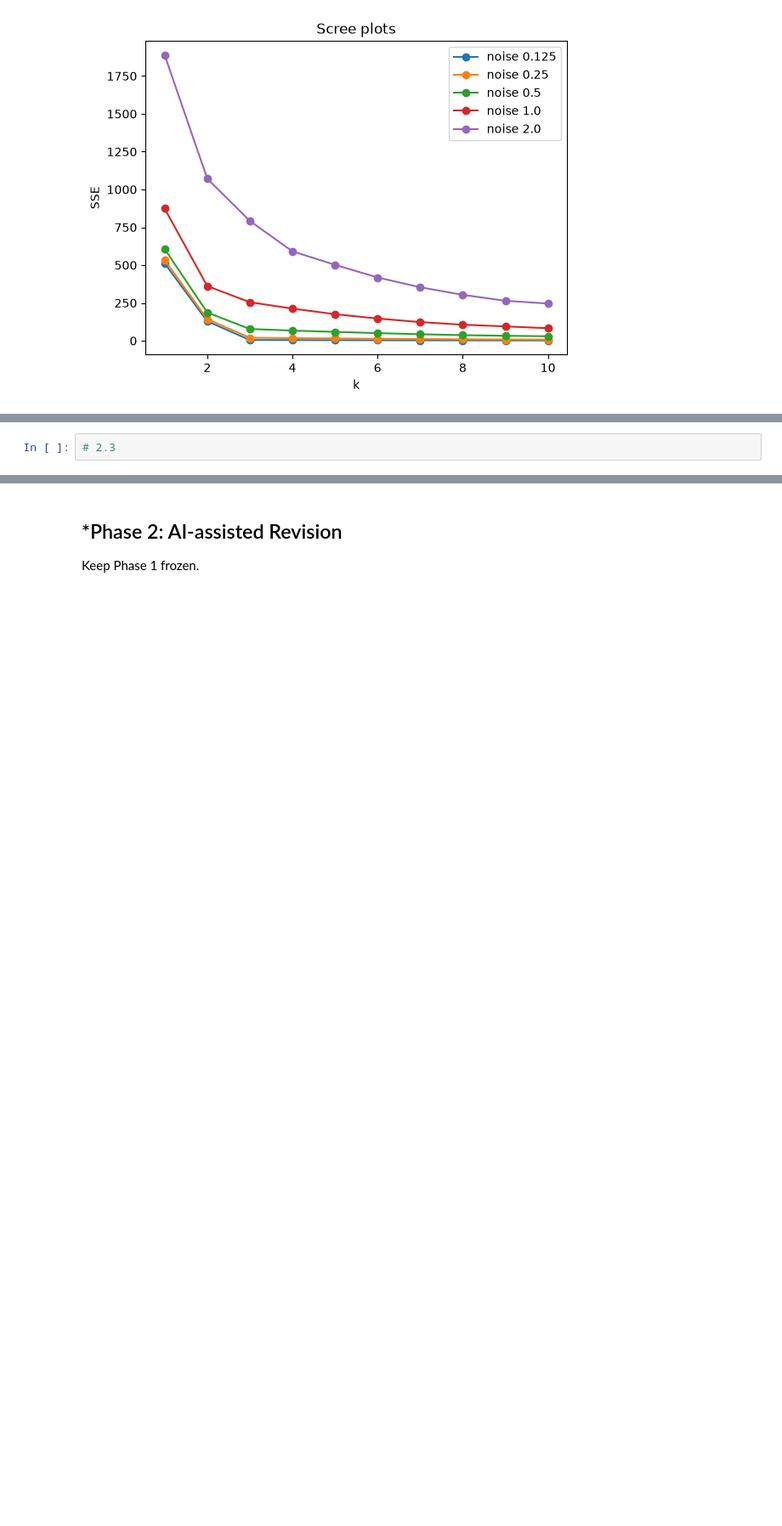
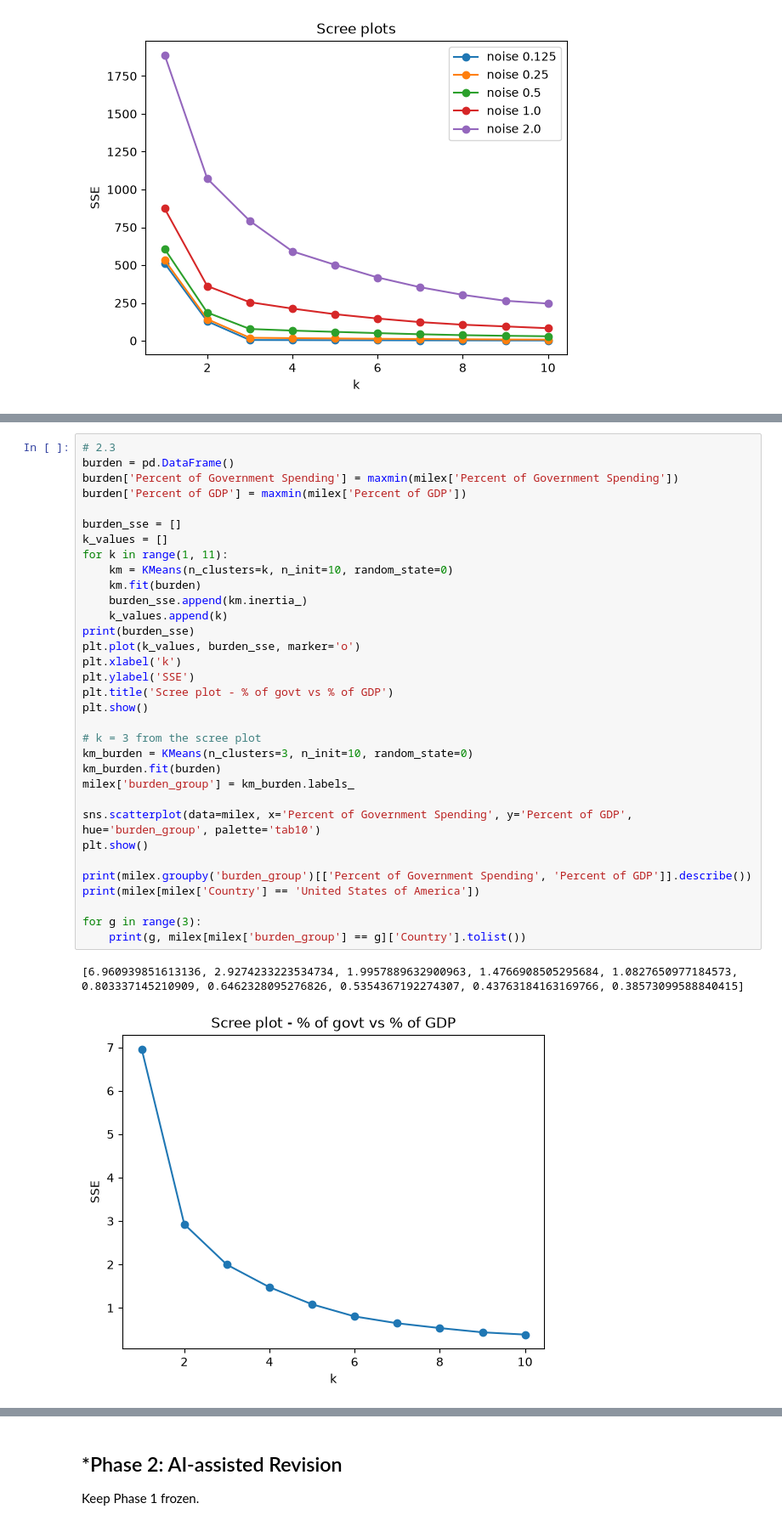
Before and after one commit to kph4br/A04-clustering, a Jupyter notebook: notebook.ipynb, the cells around one changed output, grey strips where cells are left out. Shown at 85% size. Drawn from its saved outputs; the diff is of its cells as text; blank space fills up the shorter version.

```diff
--- a/notebook.ipynb
+++ b/notebook.ipynb
@@ -167,2 +280,36 @@ noise 2.0
 # %%
 # 2.3
+burden = pd.DataFrame()
+burden['Percent of Government Spending'] = maxmin(milex['Percent of Government Spending'])
+burden['Percent of GDP'] = maxmin(milex['Percent of GDP'])
+
+burden_sse = []
+k_values = []
+for k in range(1, 11):
+    km = KMeans(n_clusters=k, n_init=10, random_state=0)
+    km.fit(burden)
+    burden_sse.append(km.inertia_)
+    k_values.append(k)
+print(burden_sse)
+plt.plot(k_values, burden_sse, marker='o')
+plt.xlabel('k')
+plt.ylabel('SSE')
+plt.title('Scree plot - % of govt vs % of GDP')
+plt.show()
+
+# k = 3 from the scree plot
+km_burden = KMeans(n_clusters=3, n_init=10, random_state=0)
+km_burden.fit(burden)
+milex['burden_group'] = km_burden.labels_
+
+sns.scatterplot(data=milex, x='Percent of Government Spending', y='Percent of GDP', hue='burden_group', palette='tab10')
+plt.show()
+
+print(milex.groupby('burden_group')[['Percent of Government Spending', 'Percent of GDP']].describe())
+print(milex[milex['Country'] == 'United States of America'])
+
+for g in range(3):
+    print(g, milex[milex['burden_group'] == g]['Country'].tolist())
+# %% [output]
+[6.960939851613136, 2.9274233223534734, 1.9957889632900963, 1.4766908505295684, 1.0827650977184573, 0.803337145210909, 0.6462328095276826, 0.5354367192274307, 0.43763184163169766, 0.38573099588840415]
+[figure, added]
```
Also changed, not shown: parts of 16 cells of this notebook.
